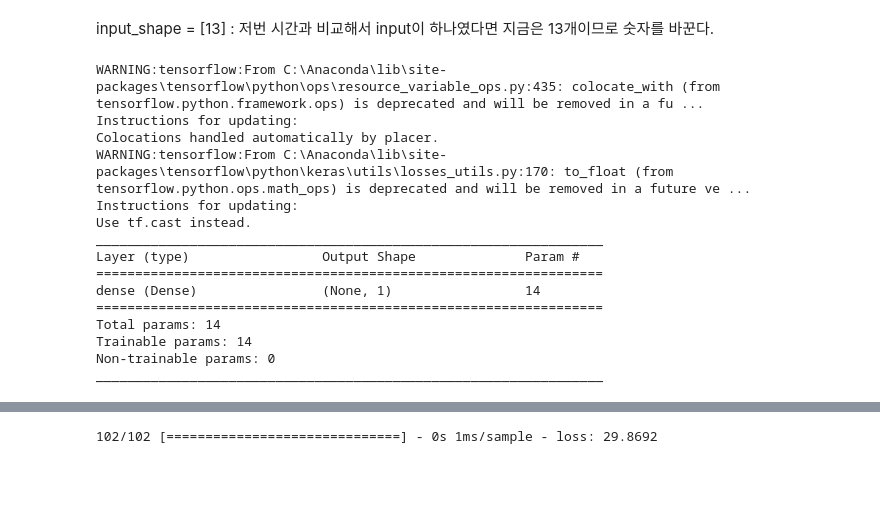
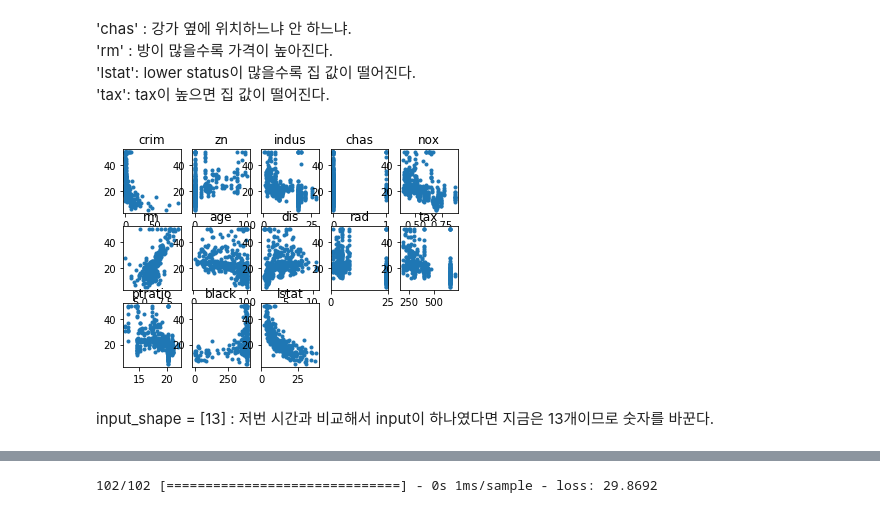
Before and after one commit to ylee1021/class2019Spring-, a Jupyter notebook: boston_housing.ipynb, the cells around one changed output, grey strips where cells are left out. Saved outputs shown, nothing was run; the diff lists cells and outputs as text; code cells hidden in the pictures; blank space fills up the shorter version.

```diff
--- a/boston_housing.ipynb
+++ b/boston_housing.ipynb
@@ -19,23 +48,20 @@ Downloading data from https://storage.googleapis.com/tensorflow/tf-keras-dataset
+# %% [markdown]
+'chas' : 강가 옆에 위치하느냐 안 하느냐.
+<br>
+'rm' : 방이 많을수록 가격이 높아진다.
+<br>
+'lstat': lower status이 많을수록 집 값이 떨어진다.
+<br>
+'tax': tax이 높으면 집 값이 떨어진다.
+# %%
+boston_housing = ['crim', 'zn', 'indus', 'chas', 'nox', 'rm', 'age', 'dis', 'rad', 'tax', 'ptratio', 'black', 'lstat']
+
+for i in range(13):
+    plt.subplot(3,5,i+1) #3행 5열, i에 0부터 12까지 돈다. 0이 먼저 들어와서 3, 5, 1. 첫번째가 제일 처음의 그래프에 plot
+    plt.plot(x_train[:,i], y_train,'.')  #이 line이 매우 중요.
+    plt.title(boston_housing[i])
+plt.show()
+# %% [output]
+[figure, added]
 # %% [markdown]
 input_shape = [13] : 저번 시간과 비교해서 input이 하나였다면 지금은 13개이므로 숫자를 바꾼다.
-# %%
-model = Sequential()
-model.add(Dense(1, input_shape=[13]))
-model.compile(optimizer='rmsprop', loss='mse')
-model.summary()
-# %% [output]
-WARNING:tensorflow:From C:\Anaconda\lib\site-packages\tensorflow\python\ops\resource_variable_ops.py:435: colocate_with (from tensorflow.python.framework.ops) is deprecated and will be removed in a fu ...
-Instructions for updating:
-Colocations handled automatically by placer.
-WARNING:tensorflow:From C:\Anaconda\lib\site-packages\tensorflow\python\keras\utils\losses_utils.py:170: to_float (from tensorflow.python.ops.math_ops) is deprecated and will be removed in a future ve ...
-Instructions for updating:
-Use tf.cast instead.
-_________________________________________________________________
-Layer (type)                 Output Shape              Param #
-=================================================================
-dense (Dense)                (None, 1)                 14
-=================================================================
-Total params: 14
-Trainable params: 14
-Non-trainable params: 0
-_________________________________________________________________
```
Also changed, not shown: parts of 14 cells of this notebook.
